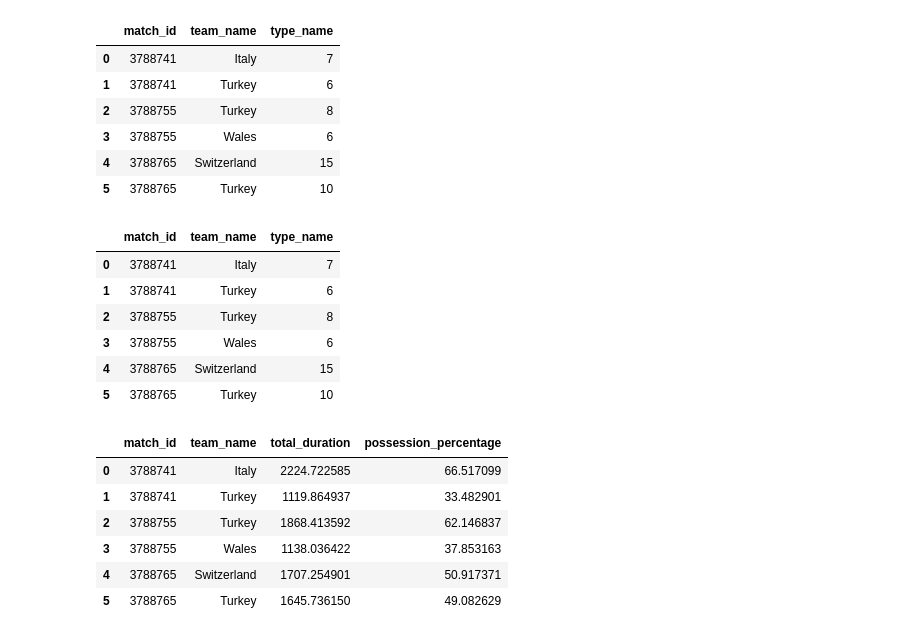
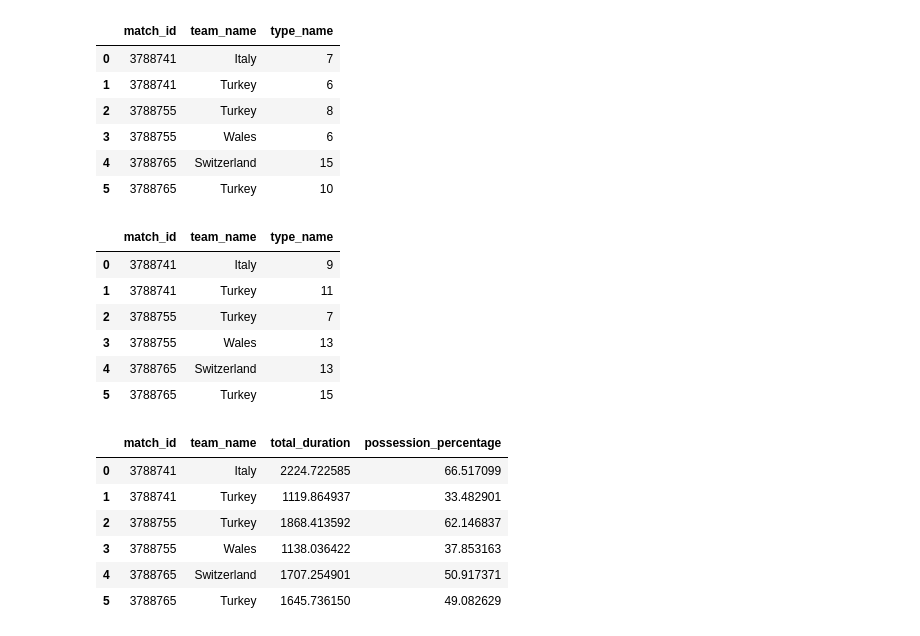
Before and after one commit to yyusufcoskun/Turkiye-EURO-2020-Analysis, a Jupyter notebook: main.ipynb, the cells around one changed output. Cells and saved outputs as stored; diff of their text form; code cells hidden in the pictures.

```diff
--- a/main.ipynb
+++ b/main.ipynb
@@ -179,16 +179,16 @@ disp_count_by_match
 # %%
 formiscontrol=df[(df['type_name'] == 'Miscontrol') & (df['match_id'].isin(matchids))]
 formiscontrol = formiscontrol[["match_id",'team_name', 'type_name']].reset_index(drop=True)
-miscontrol_count_by_match = fordisp.groupby(['match_id', 'team_name']).size().reset_index(name='type_name')
+miscontrol_count_by_match = formiscontrol.groupby(['match_id', 'team_name']).size().reset_index(name='type_name')
 miscontrol_count_by_match
 # %% [output]
 |  | match_id | team_name | type_name |
-| 0 | 3788741 | Italy | 7 |
-| 1 | 3788741 | Turkey | 6 |
-| 2 | 3788755 | Turkey | 8 |
-| 3 | 3788755 | Wales | 6 |
-| 4 | 3788765 | Switzerland | 15 |
-| 5 | 3788765 | Turkey | 10 |
+| 0 | 3788741 | Italy | 9 |
+| 1 | 3788741 | Turkey | 11 |
+| 2 | 3788755 | Turkey | 7 |
+| 3 | 3788755 | Wales | 13 |
+| 4 | 3788765 | Switzerland | 13 |
+| 5 | 3788765 | Turkey | 15 |
 # %%
 posdata = df.groupby(['match_id', 'possession_team_name'])['duration'].sum().reset_index(name='total_duration')
 posdata['possession_percentage'] = posdata.groupby('match_id')['total_duration'].transform(lambda x: x / x.sum() * 100)
```
Also changed, not shown: parts of 7 cells of this notebook.
